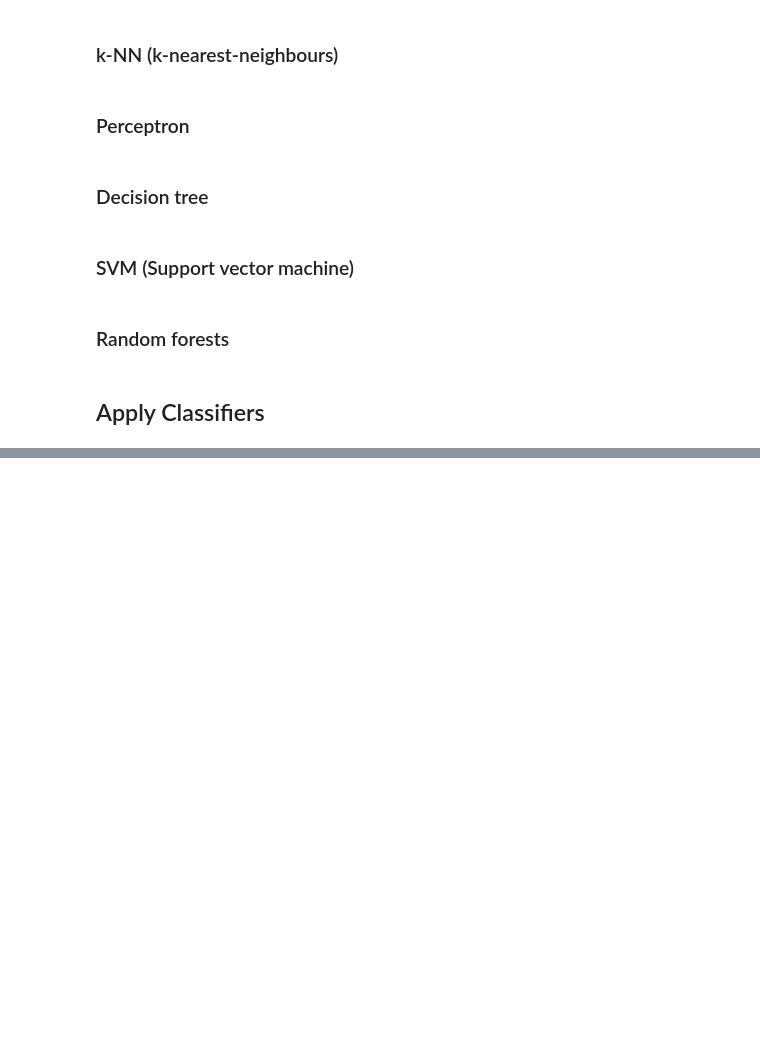
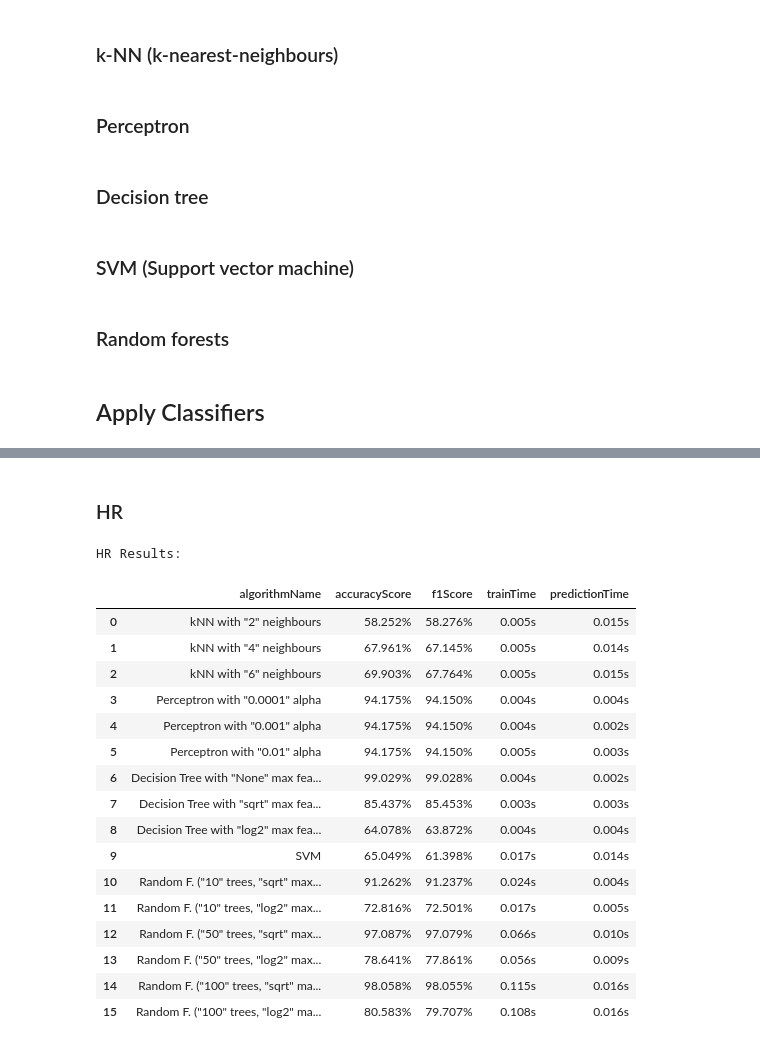
Before and after one commit to FlorianMold/fh-machine-learning, a Jupyter notebook: ex2/exercise.ipynb, the cells around one changed output, grey strips where cells are left out. Drawn from its saved outputs; the diff is of its cells as text; code cells hidden in the pictures; blank space fills up the shorter version.

```diff
--- a/ex2/exercise.ipynb
+++ b/ex2/exercise.ipynb
@@ -412,0 +777,26 @@ TypeError: kNearestNeighbours() missing 6 required positional arguments: 'datase
+# %% [markdown]
+### HR
+# %%
+print("HR Results:")
+hrDf = pd.DataFrame(hrAggregatedResults,
+                    columns=['algorithmName', 'accuracyScore', 'f1Score', 'trainTime', 'predictionTime'])
+display(hrDf)
+# %% [output]
+HR Results:
+|  | algorithmName | accuracyScore | f1Score | trainTime | predictionTime |
+| 0 | kNN with "2" neighbours | 58.252% | 58.276% | 0.005s | 0.015s |
+| 1 | kNN with "4" neighbours | 67.961% | 67.145% | 0.005s | 0.014s |
+| 2 | kNN with "6" neighbours | 69.903% | 67.764% | 0.005s | 0.015s |
+| 3 | Perceptron with "0.0001" alpha | 94.175% | 94.150% | 0.004s | 0.004s |
+| 4 | Perceptron with "0.001" alpha | 94.175% | 94.150% | 0.004s | 0.002s |
+| 5 | Perceptron with "0.01" alpha | 94.175% | 94.150% | 0.005s | 0.003s |
+| 6 | Decision Tree with "None" max fea... | 99.029% | 99.028% | 0.004s | 0.002s |
+| 7 | Decision Tree with "sqrt" max fea... | 85.437% | 85.453% | 0.003s | 0.003s |
+| 8 | Decision Tree with "log2" max fea... | 64.078% | 63.872% | 0.004s | 0.004s |
+| 9 | SVM | 65.049% | 61.398% | 0.017s | 0.014s |
+| 10 | Random F. ("10" trees, "sqrt" max... | 91.262% | 91.237% | 0.024s | 0.004s |
+| 11 | Random F. ("10" trees, "log2" max... | 72.816% | 72.501% | 0.017s | 0.005s |
+| 12 | Random F. ("50" trees, "sqrt" max... | 97.087% | 97.079% | 0.066s | 0.010s |
+| 13 | Random F. ("50" trees, "log2" max... | 78.641% | 77.861% | 0.056s | 0.009s |
+| 14 | Random F. ("100" trees, "sqrt" ma... | 98.058% | 98.055% | 0.115s | 0.016s |
+| 15 | Random F. ("100" trees, "log2" ma... | 80.583% | 79.707% | 0.108s | 0.016s |
```
Also changed, not shown: parts of 40 cells of this notebook.
